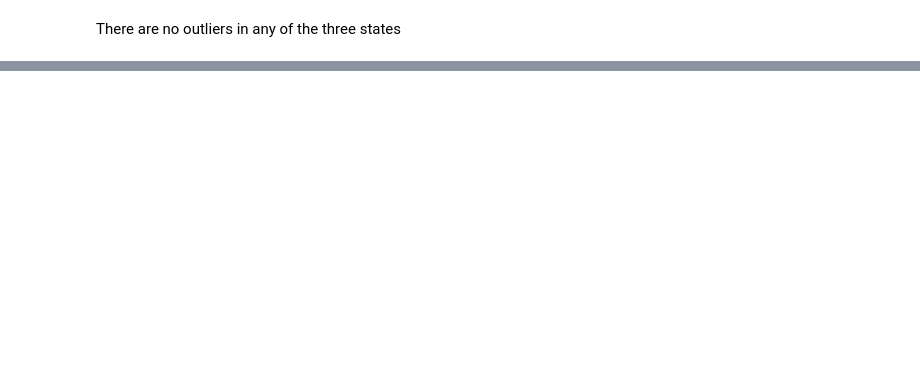
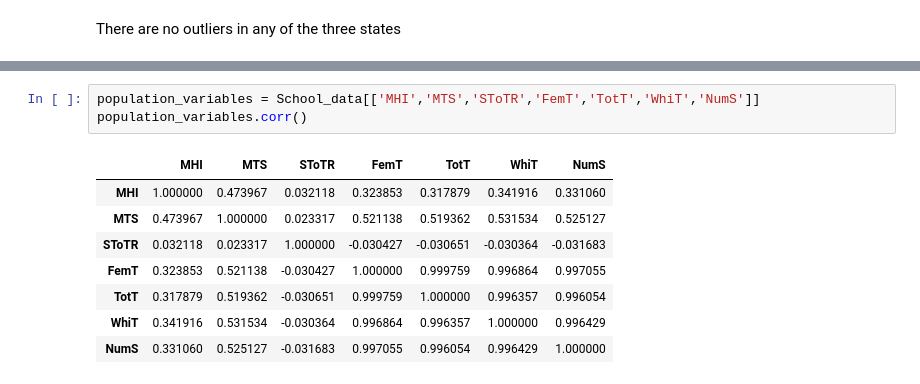
Before and after one commit to TristanMoser/byu_econ_applied_machine_learning, a Jupyter notebook: homeworks/Homework_1_TristanMoser.ipynb, the cells around one changed output, grey strips where cells are left out. Cells and saved outputs as stored; diff of their text form; blank space fills up the shorter version.

```diff
--- a/homeworks/Homework_1_TristanMoser.ipynb
+++ b/homeworks/Homework_1_TristanMoser.ipynb
@@ -188,0 +242,12 @@ There are no outliers in any of the three states
+# %%
+population_variables = School_data[['MHI','MTS','SToTR','FemT','TotT','WhiT','NumS']]
+population_variables.corr()
+# %% [output]
+|  | MHI | MTS | SToTR | FemT | TotT | WhiT | NumS |
+| MHI | 1.000000 | 0.473967 | 0.032118 | 0.323853 | 0.317879 | 0.341916 | 0.331060 |
+| MTS | 0.473967 | 1.000000 | 0.023317 | 0.521138 | 0.519362 | 0.531534 | 0.525127 |
+| SToTR | 0.032118 | 0.023317 | 1.000000 | -0.030427 | -0.030651 | -0.030364 | -0.031683 |
+| FemT | 0.323853 | 0.521138 | -0.030427 | 1.000000 | 0.999759 | 0.996864 | 0.997055 |
+| TotT | 0.317879 | 0.519362 | -0.030651 | 0.999759 | 1.000000 | 0.996357 | 0.996054 |
+| WhiT | 0.341916 | 0.531534 | -0.030364 | 0.996864 | 0.996357 | 1.000000 | 0.996429 |
+| NumS | 0.331060 | 0.525127 | -0.031683 | 0.997055 | 0.996054 | 0.996429 | 1.000000 |
```
Also changed, not shown: parts of 23 cells of this notebook.
